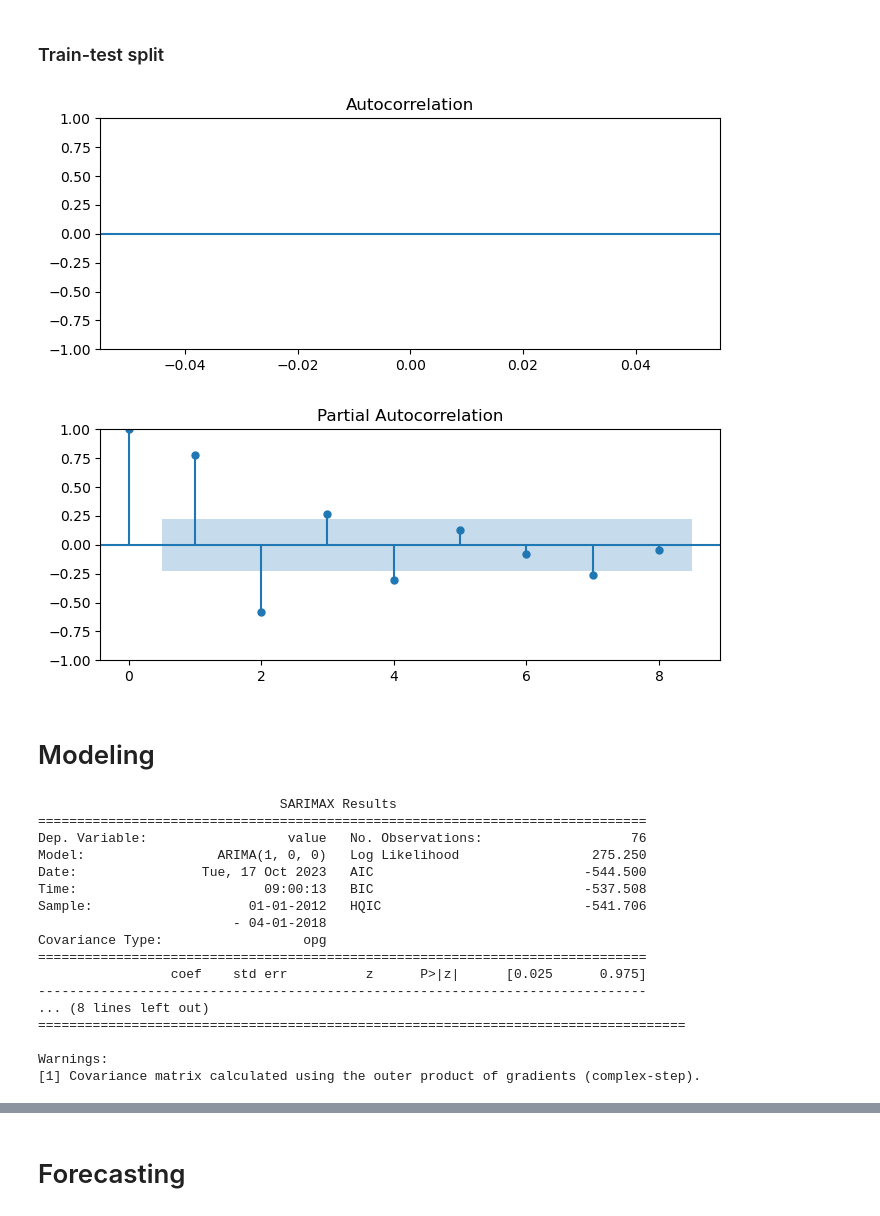
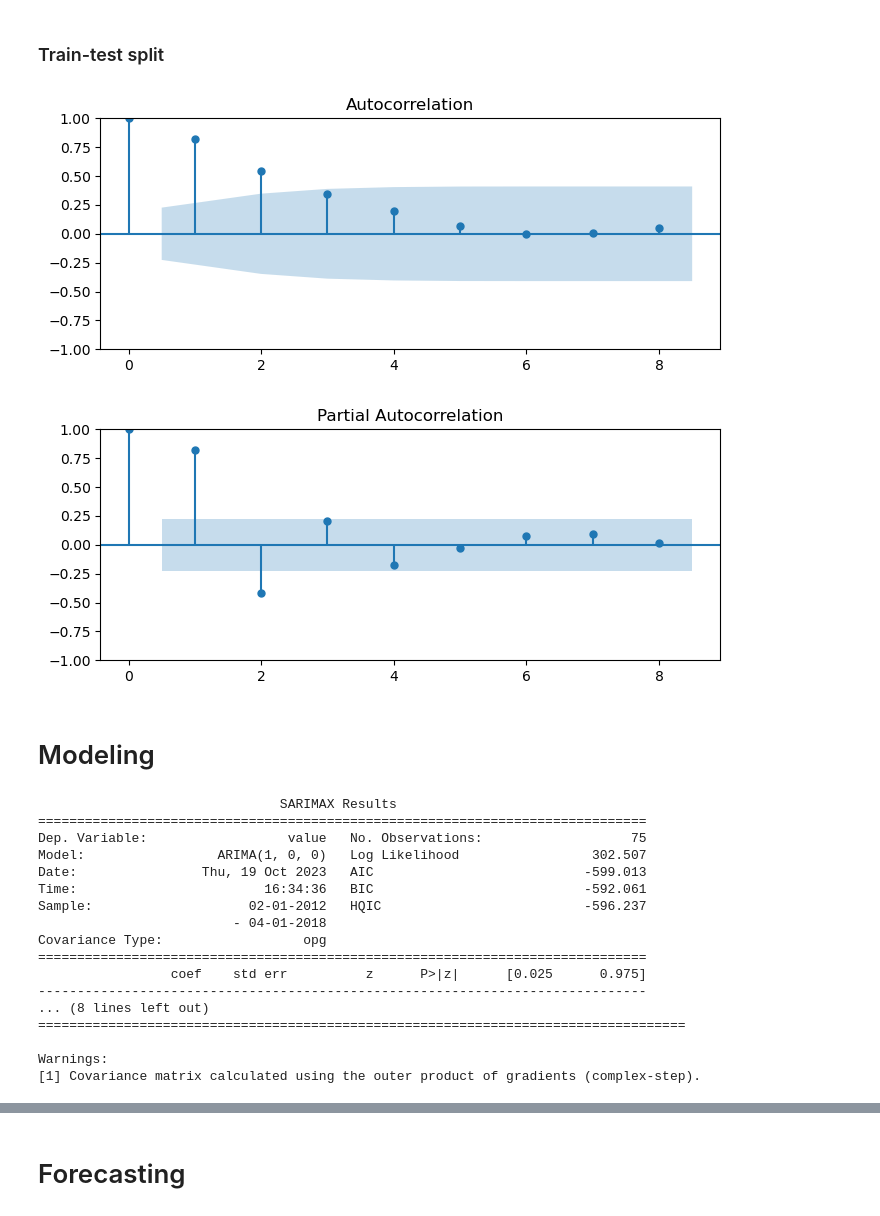
Before and after one commit to lalynjay/Time_series_analysis, a Jupyter notebook: Time_series_analysis.ipynb, the cells around one changed output, grey strips where cells are left out. Saved outputs shown, nothing was run; the diff lists cells and outputs as text; code cells hidden in the pictures.

```diff
--- a/Time_series_analysis.ipynb
+++ b/Time_series_analysis.ipynb
@@ -682,18 +601,18 @@ chicago_df_defl_train = chicago_df_defl.loc['2012-06':'2017-10',:] # 5 years 4 m
 chicago_df_defl_test = chicago_df_defl.loc['2017-11':'2018-04',:] # 6 months for test data
 # %%
 fig, ax = plt.subplots(figsize=(8, 3))
-plot_acf(recent_log_ts_rm, ax=ax, lags=8);
+plot_acf(recent_log_diff, ax=ax, lags=8);
 # %% [output]
-[figure, old version]
+[figure, new version]
 # %%
 fig, ax = plt.subplots(figsize=(8, 3))
-plot_pacf(recent_diff, ax=ax, lags=8, method="ywm");
+plot_pacf(recent_log_diff, ax=ax, lags=8, method="ywm");
 # %% [output]
-[figure, old version]
+[figure, new version]
 # %% [markdown]
 # Modeling
 # %%
-mod1_arma = ARIMA(recent_log_ts_rm, order=(1, 0, 0))
+mod1_arma = ARIMA(recent_log_diff, order=(1, 0, 0))
 res1_arma = mod1_arma.fit()
 
 # Print out summary information on the fit
@@ -701,11 +620,11 @@ print(res1_arma.summary())
 # %% [output]
                                SARIMAX Results
 ==============================================================================
-Dep. Variable:                  value   No. Observations:                   76
-Model:                 ARIMA(1, 0, 0)   Log Likelihood                 275.250
-Date:                Tue, 17 Oct 2023   AIC                           -544.500
-Time:                        09:00:13   BIC                           -537.508
-Sample:                    01-01-2012   HQIC                          -541.706
+Dep. Variable:                  value   No. Observations:                   75
+Model:                 ARIMA(1, 0, 0)   Log Likelihood                 302.507
+Date:                Thu, 19 Oct 2023   AIC                           -599.013
+Time:                        16:34:36   BIC                           -592.061
+Sample:                    02-01-2012   HQIC                          -596.237
                          - 04-01-2018
 Covariance Type:                  opg
 ==============================================================================
```
Also changed, not shown: parts of 30 cells of this notebook.
